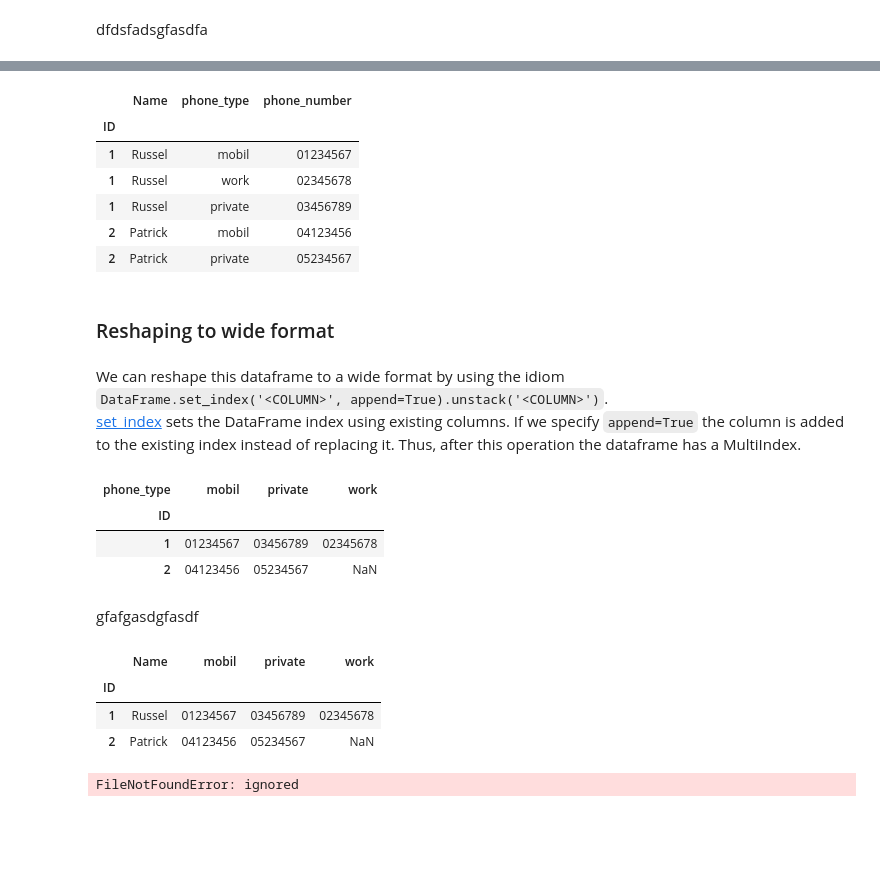
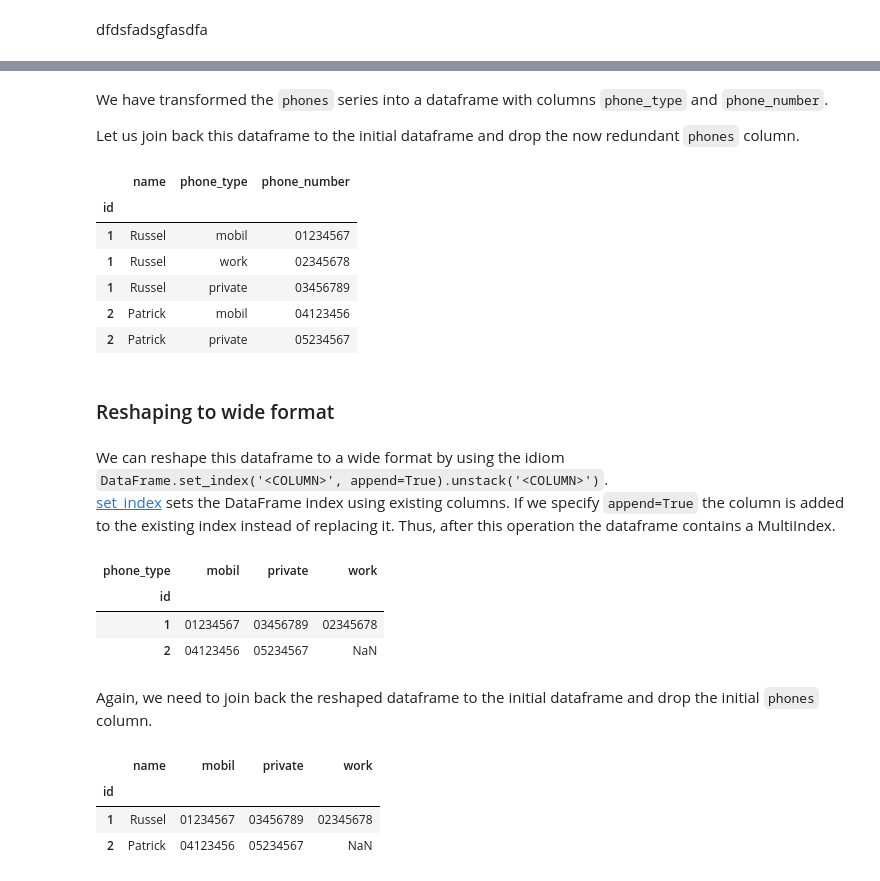
Before and after one commit to tzelleke/jupyter-notebooks, a Jupyter notebook: pandas/string-processing.ipynb, the cells around one changed output, grey strips where cells are left out. Drawn from its saved outputs; the diff is of its cells as text; code cells hidden in the pictures; blank space fills up the shorter version.

```diff
--- a/pandas/string-processing.ipynb
+++ b/pandas/string-processing.ipynb
@@ -67,10 +49,10 @@ Next, we are going to look at a more complicated case where
 # %%
 csv = io.StringIO('\n'.join([
-    'ID,Name,Phones',
+    'id,name,phones',
     '1,Russel,"mobil: 01234567\nwork: 02345678\nprivate: 03456789"',
     '2,Patrick,"mobil: 04123456\nprivate: 05234567"',
 ]))
 
-df = pd.read_csv(csv, index_col='ID')
+df = pd.read_csv(csv, index_col='id')
 df
 # %% [output]
@@ -83,16 +83,20 @@ dfdsfadsgfasdfa
+# %% [markdown]
+We have transformed the `phones` series into a dataframe with columns `phone_type` and `phone_number`.
+
+Let us join back this dataframe to the initial dataframe and drop the now redundant `phones` column.
 # %%
 df.join(
-    df.Phones
+    df.phones
         .str.split('\n').explode()
         .str.split(':', expand=True)
         .rename(columns={
             0: 'phone_type',
             1: 'phone_number',
         })
-).drop('Phones', axis='columns')
+).drop('phones', axis='columns')
 # %% [output]
-|  | Name | phone_type | phone_number |
-| ID |  |  |  |
+|  | name | phone_type | phone_number |
+| id |  |  |  |
 | 1 | Russel | mobil | 01234567 |
 | 1 | Russel | work | 02345678 |
 | 1 | Russel | private | 03456789 |
@@ -104,40 +108,41 @@ df.join(
 We can reshape this dataframe to a wide format by using the idiom
 `DataFrame.set_index('<COLUMN>', append=True).unstack('<COLUMN>')`.
 [set_index](https://pandas.pydata.org/docs/reference/api/pandas.DataFrame.set_index.html) sets the DataFrame index using existing columns.
-If we specify `append=True` the column is added to the existing index instead of replacing it. Thus, after this operation the dataframe has a MultiIndex.
+If we specify `append=True` the column is added to the existing index instead of replacing it.
+Thus, after this operation the dataframe contains a MultiIndex.
 # %%
 (
-    df.Phones
-        .str.split('\n').explode()
-        .str.split(':', expand=True)
-        .rename(columns={
-            0: 'phone_type',
-            1: 'phone_number',
-        })
-        .set_index('phone_type', append=True)
-        .unstack('phone_type').droplevel(0, axis='columns')
+    df.phones
+    .str.split('\n').explode()
+    .str.split(':', expand=True)
+    .rename(columns={
+        0: 'phone_type',
+        1: 'phone_number',
+    })
+    .set_index('phone_type', append=True)
+    .unstack('phone_type').droplevel(0, axis='columns')
 )
 # %% [output]
 | phone_type | mobil | private | work |
-| ID |  |  |  |
+| id |  |  |  |
 | 1 | 01234567 | 03456789 | 02345678 |
 | 2 | 04123456 | 05234567 | NaN |
-# %% [markdown]
-gfafgasdgfasdf
+# %% [markdown]
+Again, we need to join back the reshaped dataframe to the initial dataframe and drop the initial `phones` column.
 # %%
 df.join(
-    df.Phones
-        .str.split('\n').explode()
-        .str.split(':', expand=True)
-        .rename(columns={
-            0: 'phone_type',
-            1: 'phone_number',
-        })
-        .set_index(['phone_type'], append=True)
-        .unstack('phone_type').droplevel(0, axis='columns')
-).drop('Phones', axis='columns')
+    df.phones
+    .str.split('\n').explode()
+    .str.split(':', expand=True)
+    .rename(columns={
+        0: 'phone_type',
+        1: 'phone_number',
+    })
+    .set_index(['phone_type'], append=True)
+    .unstack('phone_type').droplevel(0, axis='columns')
+).drop('phones', axis='columns')
 # %% [output]
-|  | Name | mobil | private | work |
-| ID |  |  |  |  |
+|  | name | mobil | private | work |
+| id |  |  |  |  |
 | 1 | Russel | 01234567 | 03456789 | 02345678 |
 | 2 | Patrick | 04123456 | 05234567 | NaN |
@@ -172,5 +148,0 @@ class Writer(HugoWriter):
-# %%
-w = Writer()
-w.convert('pandas.ipynb', '.', 'demo')
-# %% [output]
-FileNotFoundError: ignored
```
Also changed, not shown: parts of 18 cells of this notebook.
